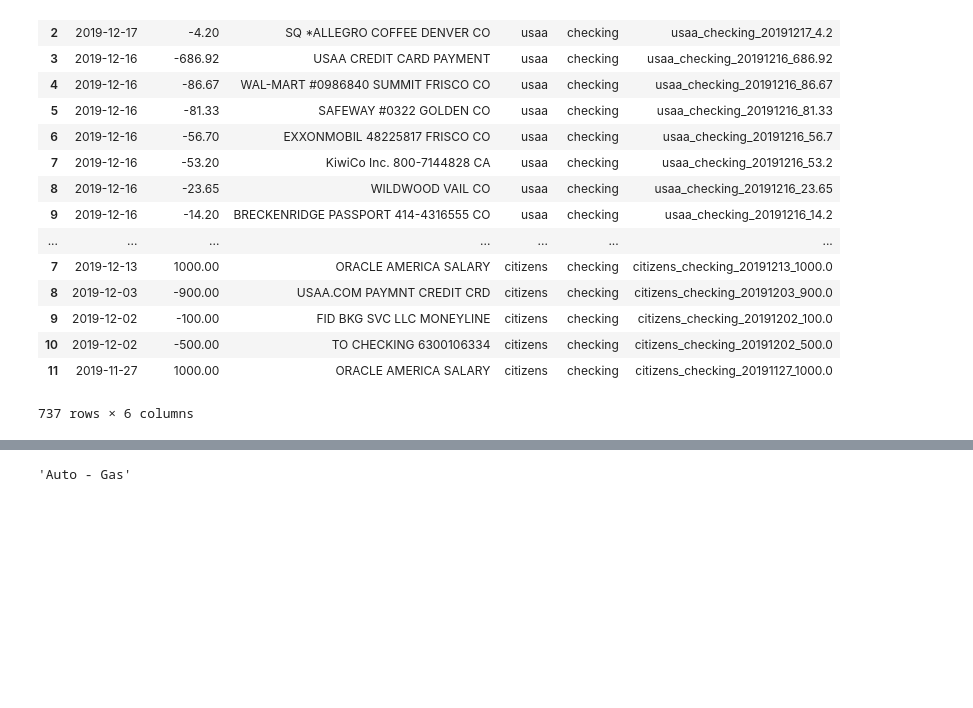
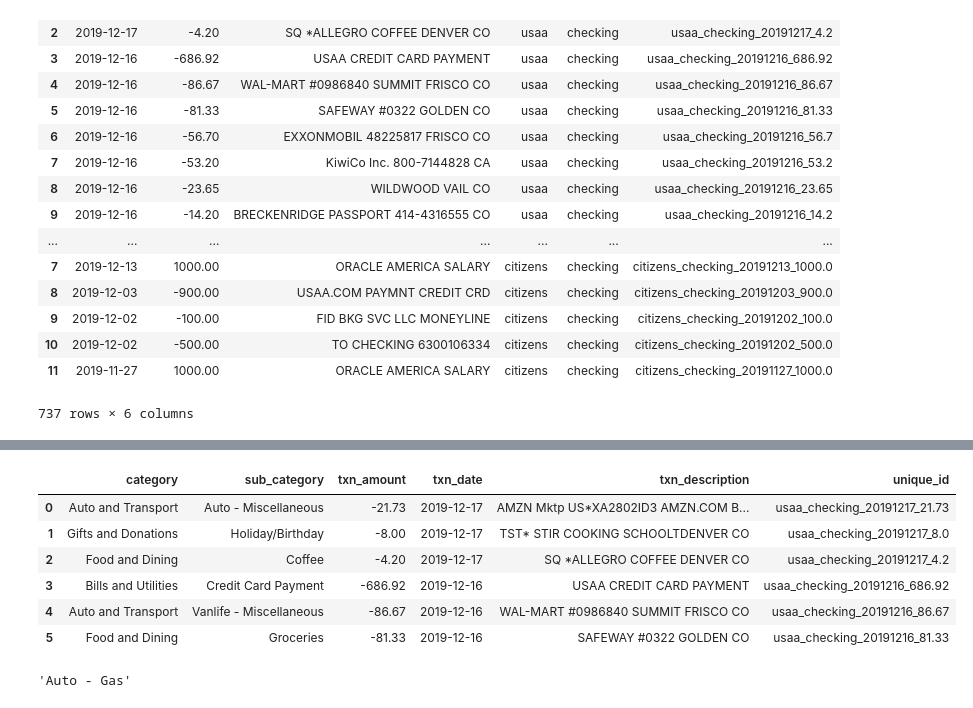
Before and after one commit to b-o-l-l-a/finances, a Jupyter notebook: notebooks/Untitled.ipynb, the cells around one changed output, grey strips where cells are left out. Cells and saved outputs as stored; diff of their text form; code cells hidden in the pictures; blank space fills up the shorter version.

Commit message:
input cat / subcat working

```diff
--- a/notebooks/Untitled.ipynb
+++ b/notebooks/Untitled.ipynb
@@ -26,6 +26,9 @@ txn_files = [f for f in os.listdir(raw_data_path) if os.path.isfile(os.path.join
 txn_date_col_name = "txn_date"
 txn_description_col_name = "txn_description"
 txn_amount_col_name = "txn_amount"
+bank_col_name = "bank"
+id_col_name = "unique_id"
+txn_strftime_format = "%Y-%m-%d"
 
 usaa_config = {
     "columns" : [
@@ -289,0 +331,16 @@ Name: 6, dtype: object
+# %%
+categorized_txn_df = pd.DataFrame()
+for idx, txn in full_txn_df[0:6].iterrows():
+    indiv_txn = Txn(txn)
+    indiv_txn_cat, indiv_txn_subcat = indiv_txn.categorize_txn()
+
+    categorized_txn = {
+        id_col_name : indiv_txn.id,
+        txn_date_col_name : indiv_txn.txn_date,
+        txn_amount_col_name : indiv_txn.txn_amount,
+        txn_description_col_name : indiv_txn.txn_description,
+        "category" : indiv_txn_cat,
+        "sub_category" : indiv_txn_subcat
+    }
+
+    categorized_txn_df = categorized_txn_df.append(categorized_txn, ignore_index=True)
@@ -290,3 +363,13 @@ Name: 6, dtype: object
+# %%
+categorized_txn_df
+# %% [output]
+|  | category | sub_category | txn_amount | txn_date | txn_description | unique_id |
+| 0 | Auto and Transport | Auto - Miscellaneous | -21.73 | 2019-12-17 | AMZN Mktp US*XA2802ID3 AMZN.COM B... | usaa_checking_20191217_21.73 |
+| 1 | Gifts and Donations | Holiday/Birthday | -8.00 | 2019-12-17 | TST* STIR COOKING SCHOOLTDENVER CO | usaa_checking_20191217_8.0 |
+| 2 | Food and Dining | Coffee | -4.20 | 2019-12-17 | SQ *ALLEGRO COFFEE DENVER CO | usaa_checking_20191217_4.2 |
+| 3 | Bills and Utilities | Credit Card Payment | -686.92 | 2019-12-16 | USAA CREDIT CARD PAYMENT | usaa_checking_20191216_686.92 |
+| 4 | Auto and Transport | Vanlife - Miscellaneous | -86.67 | 2019-12-16 | WAL-MART #0986840 SUMMIT FRISCO CO | usaa_checking_20191216_86.67 |
+| 5 | Food and Dining | Groceries | -81.33 | 2019-12-16 | SAFEWAY #0322 GOLDEN CO | usaa_checking_20191216_81.33 |
 # %%
 txn_category = txn_config_subset.iloc[0]['category']
 txn_sub_category = txn_config_subset.iloc[0]['sub_category']
```
Also changed, not shown: parts of 4 cells of this notebook.
